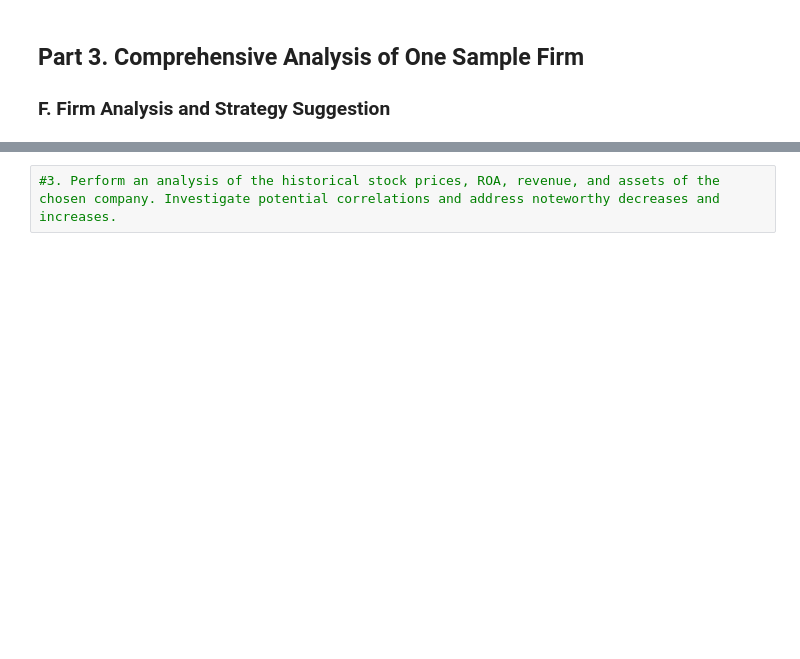
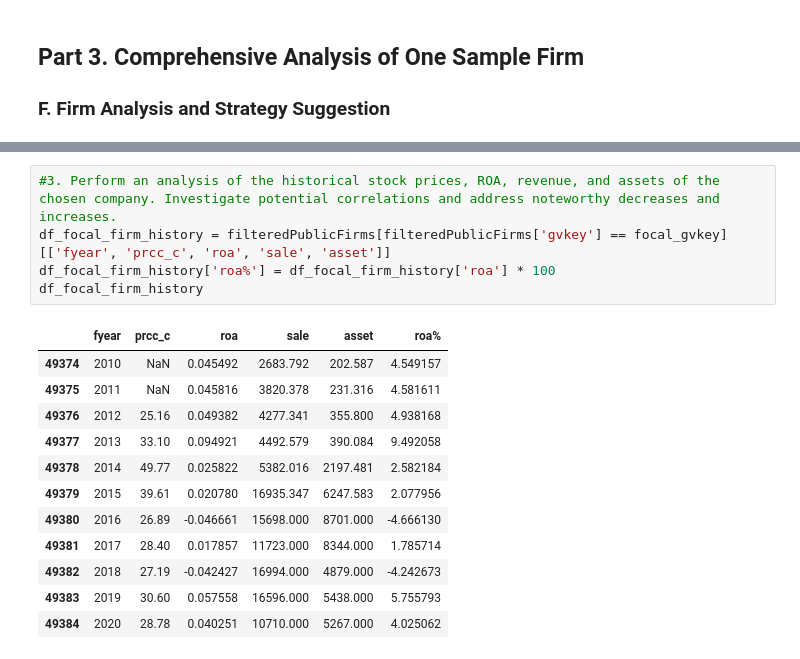
Before and after one commit to davidzc01/BAIT508_Industry_Analysis, a Jupyter notebook: Industry analysis.ipynb, the cells around one changed output, grey strips where cells are left out. Drawn from its saved outputs; the diff is of its cells as text; blank space fills up the shorter version.

```diff
--- a/Industry analysis.ipynb
+++ b/Industry analysis.ipynb
@@ -382,2 +425,18 @@ model.wv.most_similar('oil', topn=5)
 # %%
 #3.	Perform an analysis of the historical stock prices, ROA, revenue, and assets of the chosen company. Investigate potential correlations and address noteworthy decreases and increases.
+df_focal_firm_history = filteredPublicFirms[filteredPublicFirms['gvkey'] == focal_gvkey][['fyear', 'prcc_c', 'roa', 'sale', 'asset']]
+df_focal_firm_history['roa%'] = df_focal_firm_history['roa'] * 100
+df_focal_firm_history
+# %% [output]
+|  | fyear | prcc_c | roa | sale | asset | roa% |
+| 49374 | 2010 | NaN | 0.045492 | 2683.792 | 202.587 | 4.549157 |
+| 49375 | 2011 | NaN | 0.045816 | 3820.378 | 231.316 | 4.581611 |
+| 49376 | 2012 | 25.16 | 0.049382 | 4277.341 | 355.800 | 4.938168 |
+| 49377 | 2013 | 33.10 | 0.094921 | 4492.579 | 390.084 | 9.492058 |
+| 49378 | 2014 | 49.77 | 0.025822 | 5382.016 | 2197.481 | 2.582184 |
+| 49379 | 2015 | 39.61 | 0.020780 | 16935.347 | 6247.583 | 2.077956 |
+| 49380 | 2016 | 26.89 | -0.046661 | 15698.000 | 8701.000 | -4.666130 |
+| 49381 | 2017 | 28.40 | 0.017857 | 11723.000 | 8344.000 | 1.785714 |
+| 49382 | 2018 | 27.19 | -0.042427 | 16994.000 | 4879.000 | -4.242673 |
+| 49383 | 2019 | 30.60 | 0.057558 | 16596.000 | 5438.000 | 5.755793 |
+| 49384 | 2020 | 28.78 | 0.040251 | 10710.000 | 5267.000 | 4.025062 |
```
Also changed, not shown: parts of 11 cells of this notebook.
